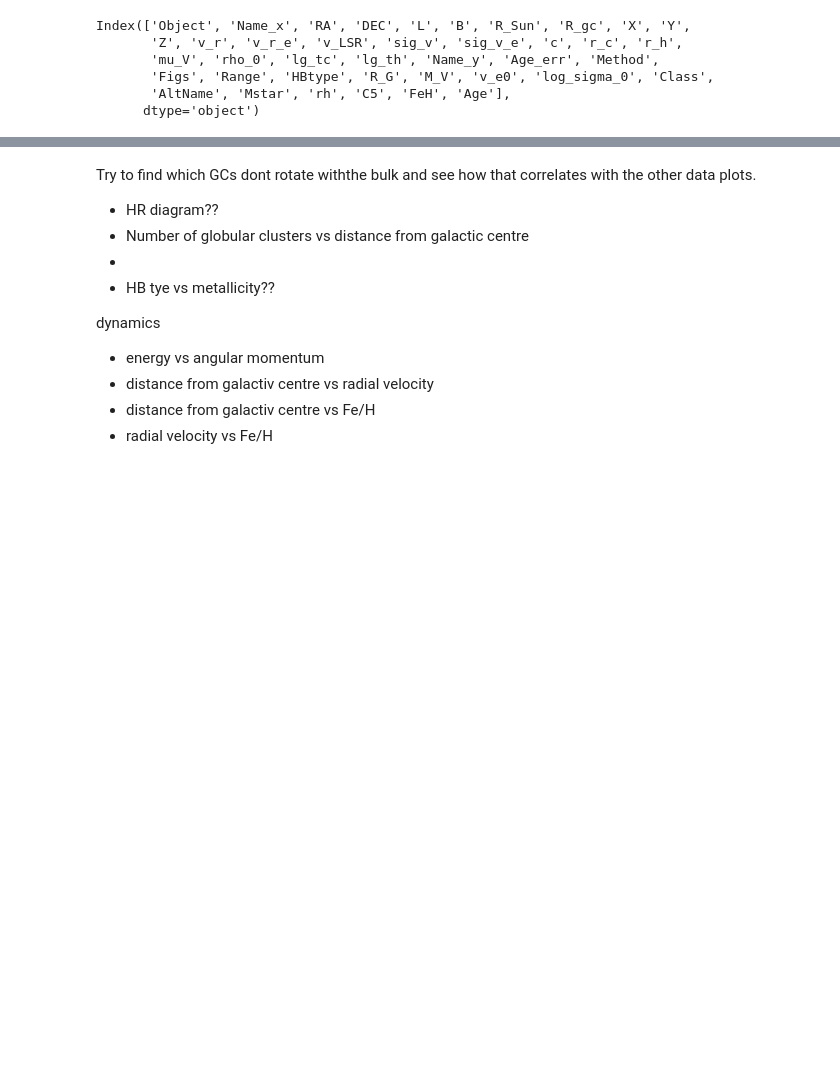
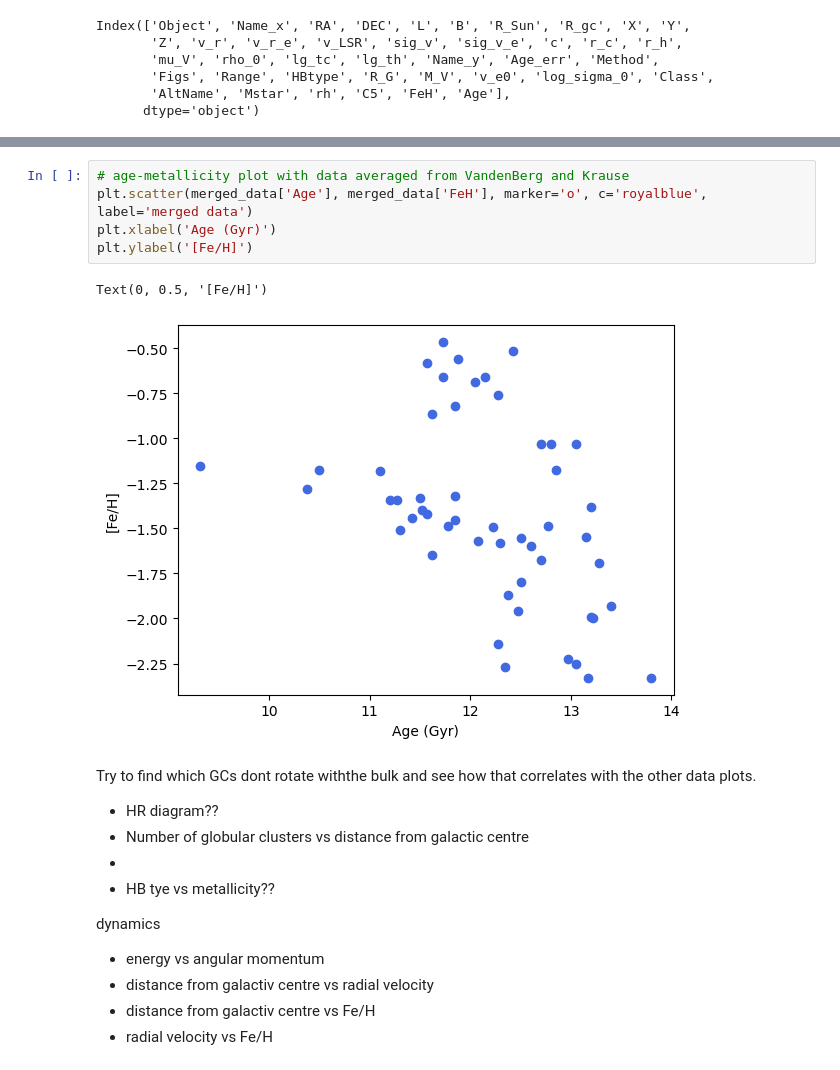
Before and after one commit to sleepdepr1ved/PHYS3116_Team, a Jupyter notebook: 3116.ipynb, the cells around one changed output, grey strips where cells are left out. Drawn from its saved outputs; the diff is of its cells as text; blank space fills up the shorter version.

```diff
--- a/3116.ipynb
+++ b/3116.ipynb
@@ -195,3 +256,11 @@ plt.legend()
+# %%
+# age-metallicity plot with data averaged from VandenBerg and Krause
+plt.scatter(merged_data['Age'], merged_data['FeH'], marker='o', c='royalblue', label='merged data')
+plt.xlabel('Age (Gyr)')
+plt.ylabel('[Fe/H]')
+# %% [output]
+Text(0, 0.5, '[Fe/H]')
+[figure, added]
 # %% [markdown]
 Try to find which GCs dont rotate withthe bulk and see how that correlates with the other data plots.
 - HR diagram??
```
Also changed, not shown: parts of 12 cells of this notebook.
